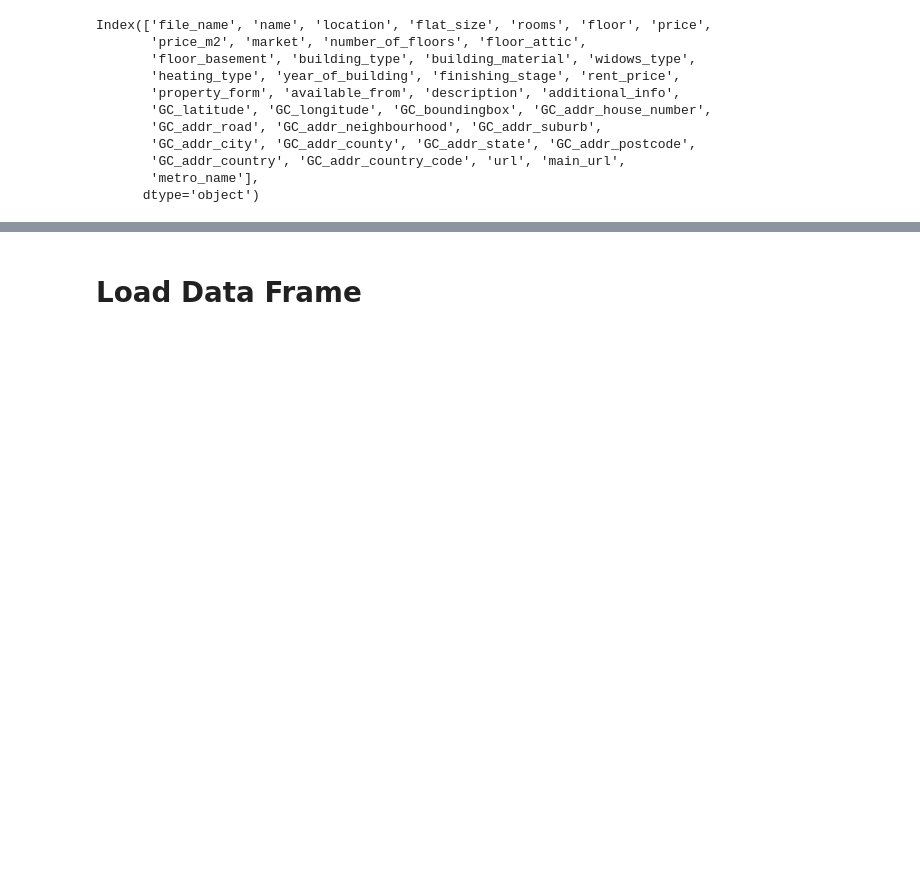
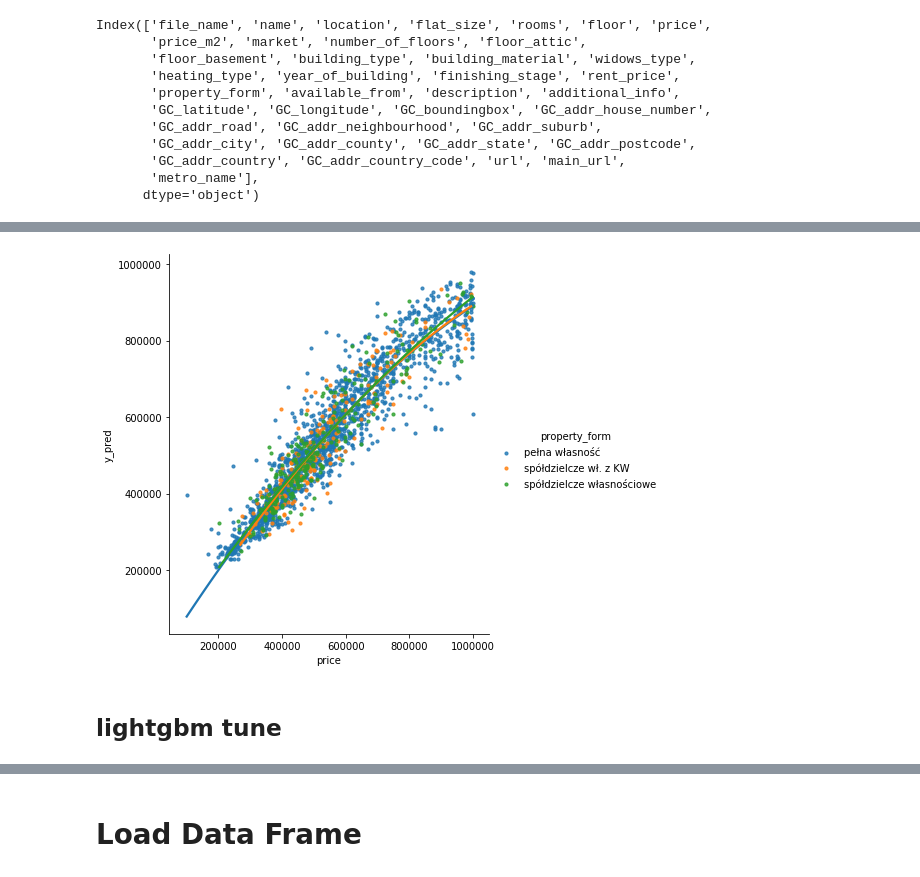
Before and after one commit to xSzpo/xFlats, a Jupyter notebook: Notebooks/02_load_data_generator.ipynb, the cells around one changed output, grey strips where cells are left out. Saved outputs shown, nothing was run; the diff lists cells and outputs as text; code cells hidden in the pictures; blank space fills up the shorter version.

```diff
--- a/Notebooks/02_load_data_generator.ipynb
+++ b/Notebooks/02_load_data_generator.ipynb
@@ -417,0 +785,11 @@ pipe_numeric_cat = make_pipeline(
+# %%
+df_valid_x = df_valid.copy()
+df_valid_x['y_pred'] = [np.int32(i) for i in y_pred]
+wyn = df_valid_x.assign(y_diff= lambda x: x['price']-x['y_pred']).sort_values('y_diff')
+# %%
+sns.lmplot(x="price", y="y_pred",hue="property_form",
+           data=wyn,order=2, ci=None, scatter_kws={"s": 10}, height=6, truncate=True);
+# %% [output]
+[figure, added]
+# %% [markdown]
+## lightgbm tune
```
Also changed, not shown: parts of 49 cells of this notebook, 2 other files.
